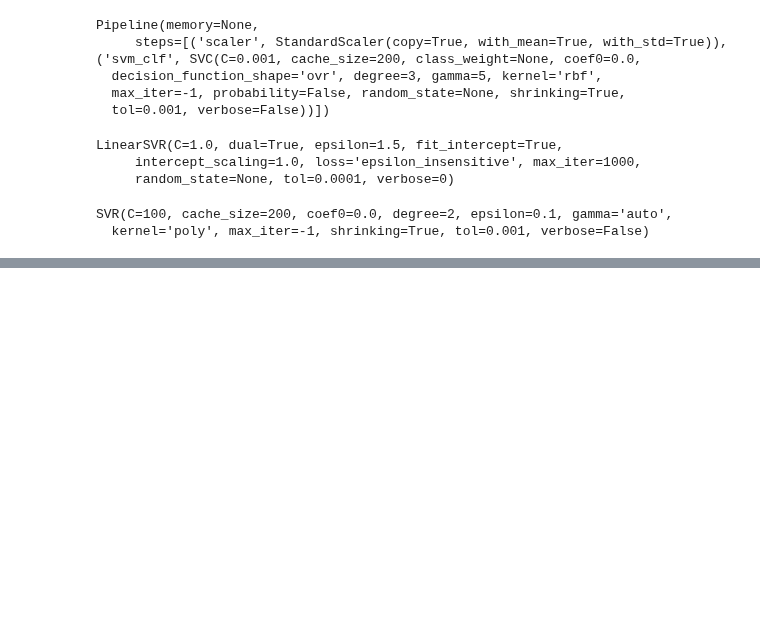
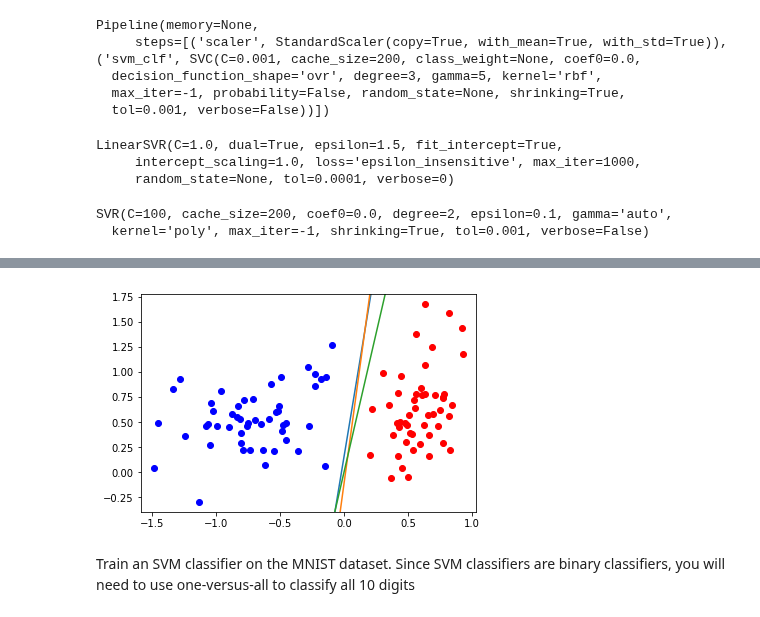
Before and after one commit to Okbps/handson-ml, a Jupyter notebook: jupyter/05-svm.ipynb, the cells around one changed output, grey strips where cells are left out. Cells and saved outputs as stored; diff of their text form; code cells hidden in the pictures; blank space fills up the shorter version.

```diff
--- a/jupyter/05-svm.ipynb
+++ b/jupyter/05-svm.ipynb
@@ -102,0 +115,20 @@ Type:           ABCMeta
+# %%
+lin_svc = LinearSVC()
+lin_svc.fit(X, y)
+
+sgd = SGDClassifier(max_iter=5, tol=None)
+sgd.fit(X, y)
+
+reg_svc = SVC(kernel="linear")
+reg_svc.fit(X, y)
+
+plot_classes(X, y)
+plot_separator(lin_svc, X)
+plot_separator(reg_svc, X)
+plot_separator(sgd, X)
+plt.show()
+# %% [output]
+[figure, added]
+# %% [markdown]
+Train an SVM classifier on the MNIST dataset. Since SVM classifiers are binary
+classifiers, you will need to use one-versus-all to classify all 10 digits
```
Also changed, not shown: parts of 11 cells of this notebook, 4 other files.
